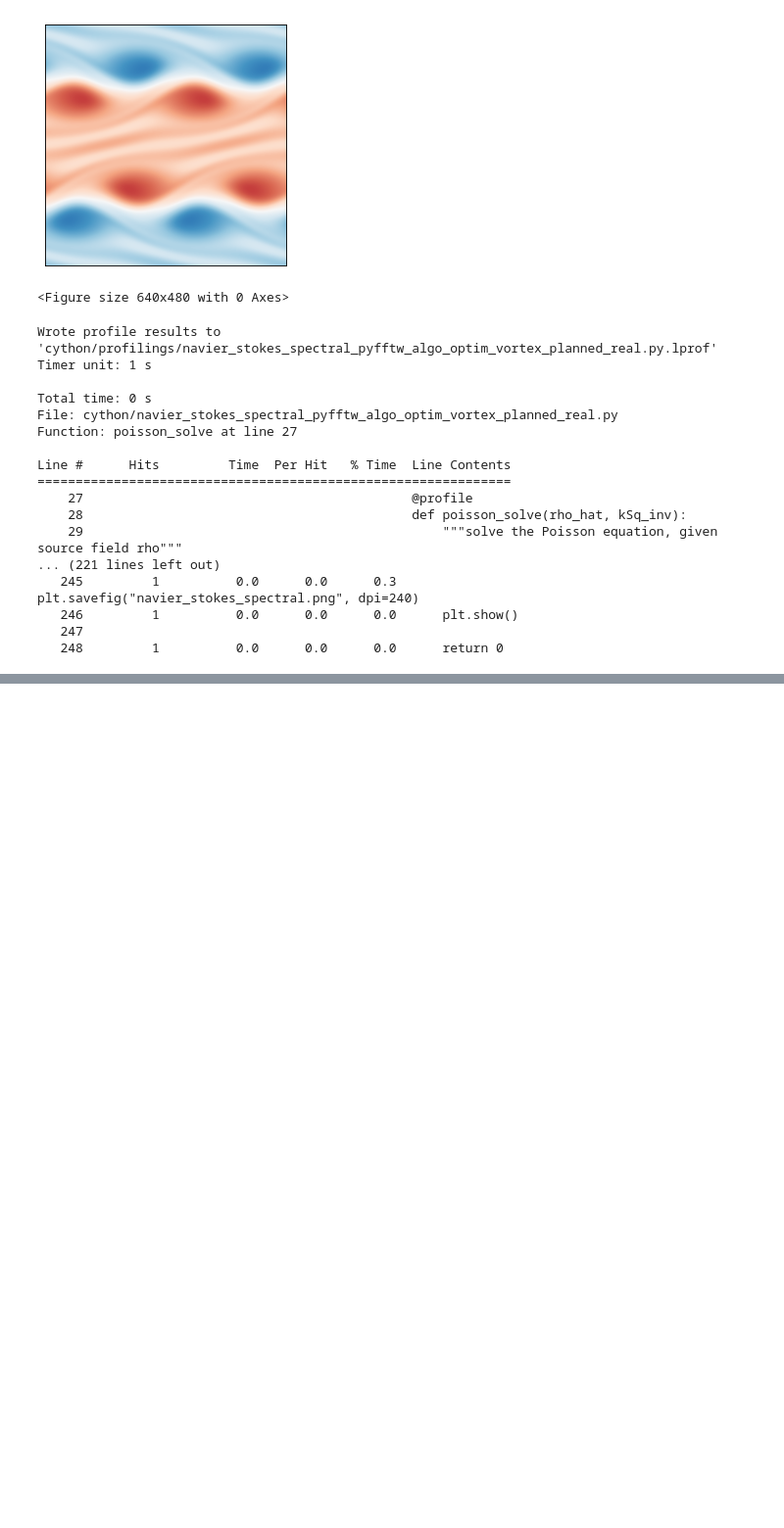
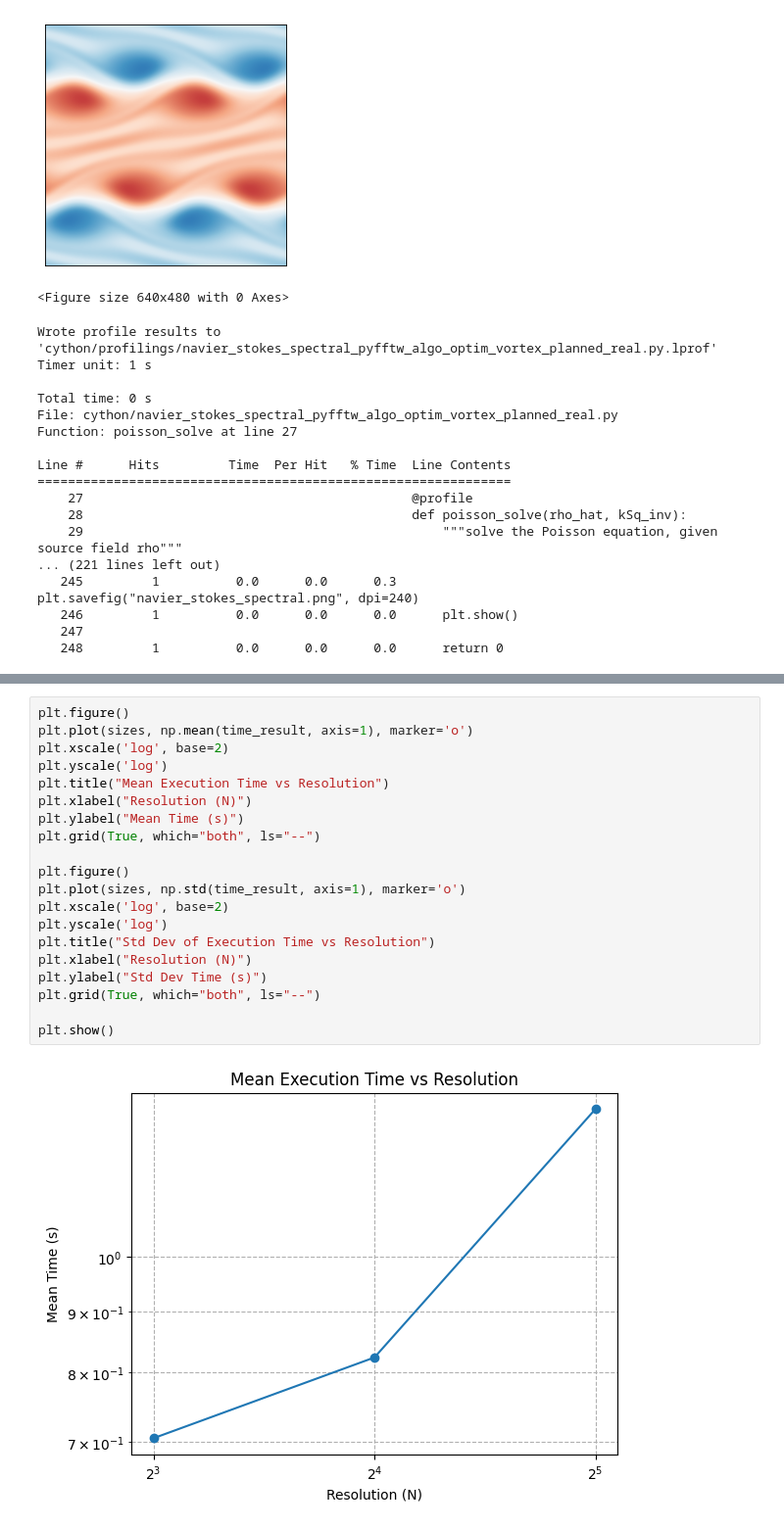
Before and after one commit to Kaspermalm/HPC-final-project-navier-stokes-optimization, a Jupyter notebook: final-project.ipynb, the cells around one changed output, grey strips where cells are left out. Shown at 98% size. Cells and saved outputs as stored; diff of their text form; blank space fills up the shorter version.

```diff
--- a/final-project.ipynb
+++ b/final-project.ipynb
@@ -408,0 +546,22 @@ Line #      Hits         Time  Per Hit   % Time  Line Contents
+# %%
+plt.figure()
+plt.plot(sizes, np.mean(time_result, axis=1), marker='o')
+plt.xscale('log', base=2)
+plt.yscale('log')
+plt.title("Mean Execution Time vs Resolution")
+plt.xlabel("Resolution (N)")
+plt.ylabel("Mean Time (s)")
+plt.grid(True, which="both", ls="--")
+
+plt.figure()
+plt.plot(sizes, np.std(time_result, axis=1), marker='o')
+plt.xscale('log', base=2)
+plt.yscale('log')
+plt.title("Std Dev of Execution Time vs Resolution")
+plt.xlabel("Resolution (N)")
+plt.ylabel("Std Dev Time (s)")
+plt.grid(True, which="both", ls="--")
+
+plt.show()
+# %% [output]
+[figure, added]
```
Also changed, not shown: parts of 10 cells of this notebook, 10 other files.
